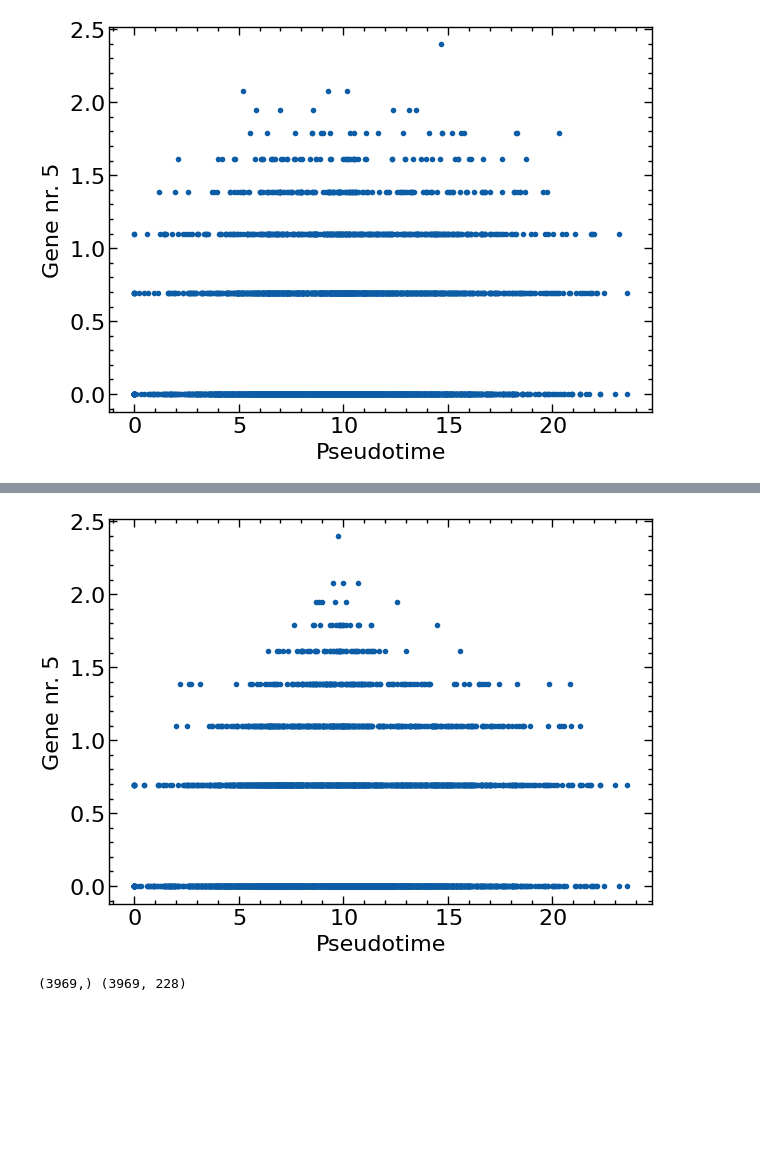
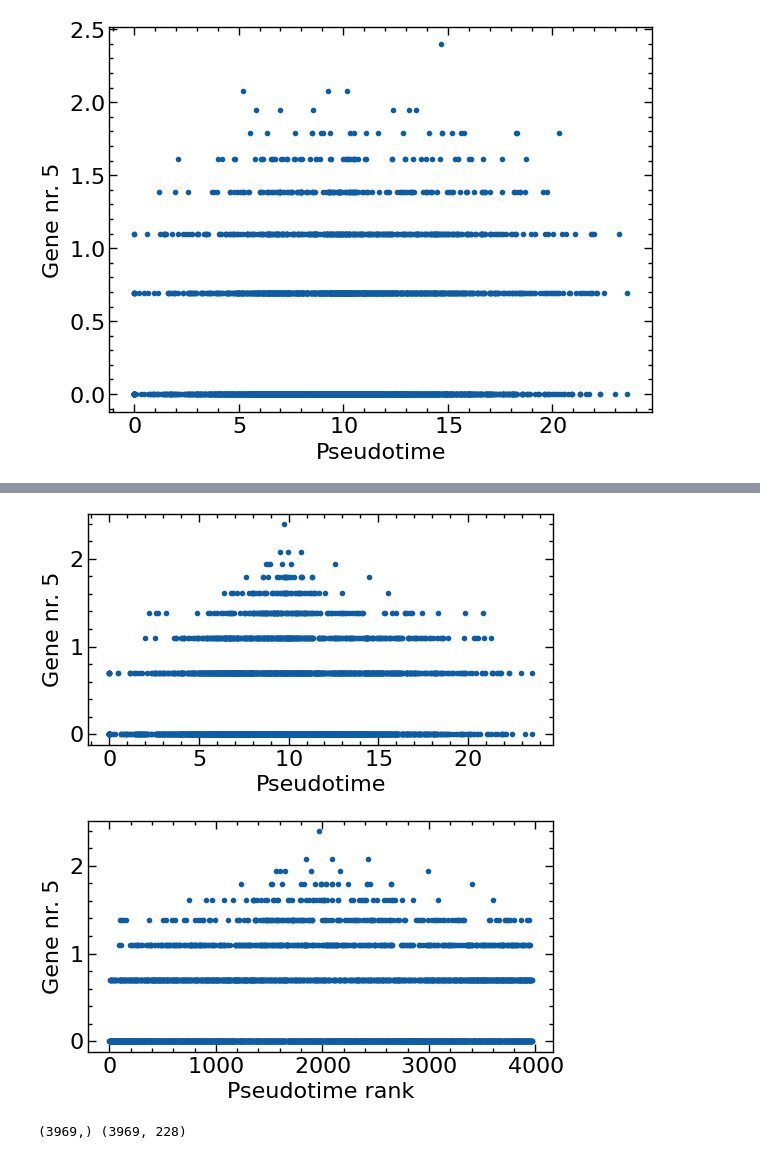
Before and after one commit to vdeltatto/imbalance-gain-causality, a Jupyter notebook: Genes/test_notebook.ipynb, the cells around one changed output, grey strips where cells are left out. Drawn from its saved outputs; the diff is of its cells as text; code cells hidden in the pictures; blank space fills up the shorter version.

Commit message:
Update Genes and francesca

```diff
--- a/Genes/test_notebook.ipynb
+++ b/Genes/test_notebook.ipynb
@@ -91,0 +94,3 @@ plt.show()
+# %%
+times_df = times_df.sort_values(by=['Calcium Signaling Pseudotime'])
+times_df
@@ -94,9 +124,9 @@ Reorder points according to labels in gene dataset
 # %%
-labels_points = (genes_df.T).index[1:].values.astype(str)
+labels_points = times_df['Sample'].values.astype(str)
 print(labels_points.shape)
 
-times_df = times_df.set_index('Sample').reindex(labels_points).reset_index()
-print(times_df.shape)
-times_df
+genes_df = genes_df[np.append(['Unnamed: 0'],labels_points)]
+print(genes_df.shape)
+genes_df
 # %% [output]
 (3969,)
@@ -117,14 +147,23 @@ times_df
 # %%
-# plot one specific gene after ordering the points in the same manner
+# plot one specific gene after ordering the points according to pseudotime
 i_gene = 5
 
-plt.figure(figsize=(7,5))
-plt.plot(times_df['Calcium Signaling Pseudotime'], genes_df.T.iloc[1:,i_gene], '.')
+# pseudotime along x axis
+plt.figure(figsize=(6,3))
+plt.plot(times_df['Calcium Signaling Pseudotime'].values,genes_df.T.iloc[1:,i_gene], '.') #times_df[],
 plt.xlabel("Pseudotime")
 plt.ylabel(f"Gene nr. {i_gene}")
 plt.show()
+
+# psudotime rank along x axis (this way equally spaced points, useful for next moving average)
+plt.figure(figsize=(6,3))
+plt.plot(np.arange(len(times_df['Calcium Signaling Pseudotime'].values)), genes_df.T.iloc[1:,i_gene], '.') #times_df[],
+plt.xlabel("Pseudotime rank")
+plt.ylabel(f"Gene nr. {i_gene}")
+plt.show()
 # %% [output]
-[figure, old version]
+[figure, new version]
+[figure, added]
 # %%
 # extract numpy arrays from pandas dataframes
 times = times_df['Calcium Signaling Pseudotime'].to_numpy()
```
Also changed, not shown: parts of 12 cells of this notebook, 39 other files.
